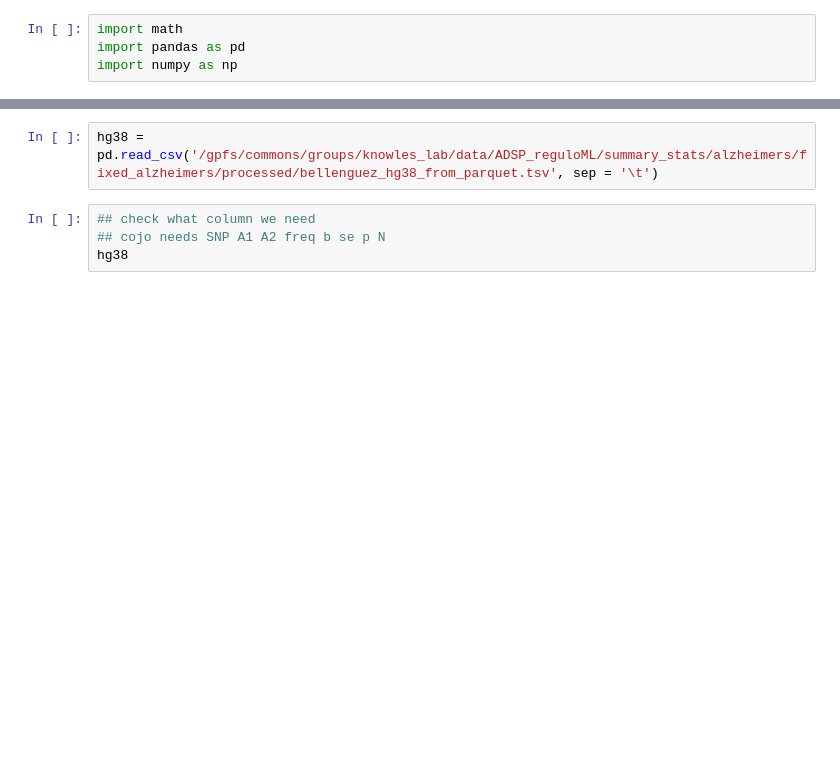
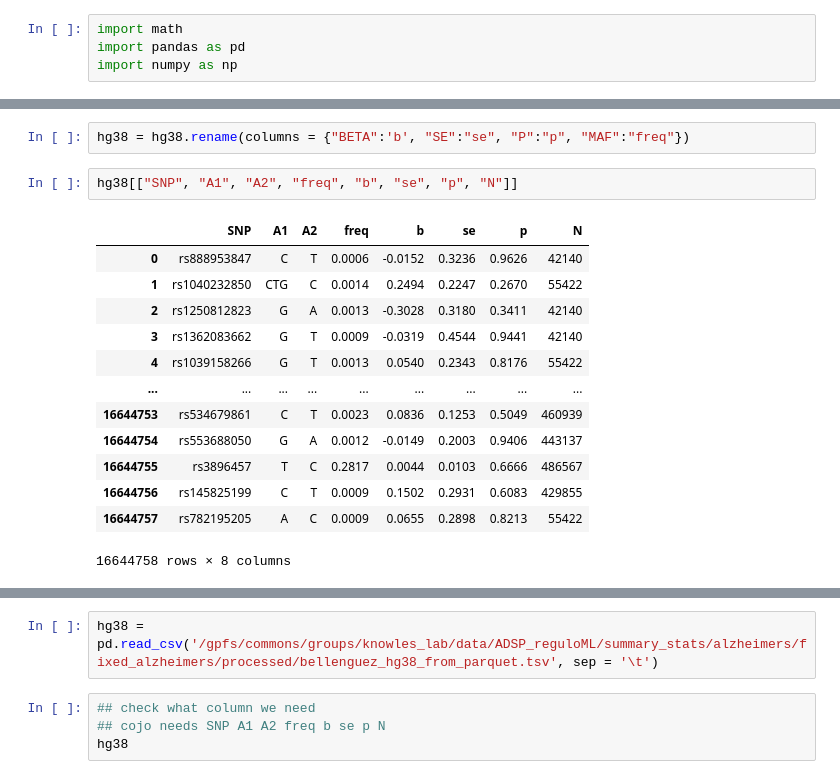
Before and after one commit to teresa-sansan/ADSP_polyfun, a Jupyter notebook: SBayesRC/create_cojo.ipynb, the cells around one changed output, grey strips where cells are left out. Drawn from its saved outputs; the diff is of its cells as text; blank space fills up the shorter version.

```diff
--- a/SBayesRC/create_cojo.ipynb
+++ b/SBayesRC/create_cojo.ipynb
@@ -4,0 +23,18 @@ import numpy as np
+# %%
+hg38 = hg38.rename(columns = {"BETA":'b', "SE":"se", "P":"p", "MAF":"freq"})
+# %%
+hg38[["SNP", "A1", "A2", "freq", "b", "se", "p", "N"]]
+# %% [output]
+|  | SNP | A1 | A2 | freq | b | se | p | N |
+| 0 | rs888953847 | C | T | 0.0006 | -0.0152 | 0.3236 | 0.9626 | 42140 |
+| 1 | rs1040232850 | CTG | C | 0.0014 | 0.2494 | 0.2247 | 0.2670 | 55422 |
+| 2 | rs1250812823 | G | A | 0.0013 | -0.3028 | 0.3180 | 0.3411 | 42140 |
+| 3 | rs1362083662 | G | T | 0.0009 | -0.0319 | 0.4544 | 0.9441 | 42140 |
+| 4 | rs1039158266 | G | T | 0.0013 | 0.0540 | 0.2343 | 0.8176 | 55422 |
+| ... | ... | ... | ... | ... | ... | ... | ... | ... |
+| 16644753 | rs534679861 | C | T | 0.0023 | 0.0836 | 0.1253 | 0.5049 | 460939 |
+| 16644754 | rs553688050 | G | A | 0.0012 | -0.0149 | 0.2003 | 0.9406 | 443137 |
+| 16644755 | rs3896457 | T | C | 0.2817 | 0.0044 | 0.0103 | 0.6666 | 486567 |
+| 16644756 | rs145825199 | C | T | 0.0009 | 0.1502 | 0.2931 | 0.6083 | 429855 |
+| 16644757 | rs782195205 | A | C | 0.0009 | 0.0655 | 0.2898 | 0.8213 | 55422 |
+16644758 rows × 8 columns
```
Also changed, not shown: parts of 5 cells of this notebook, 10 other files.
